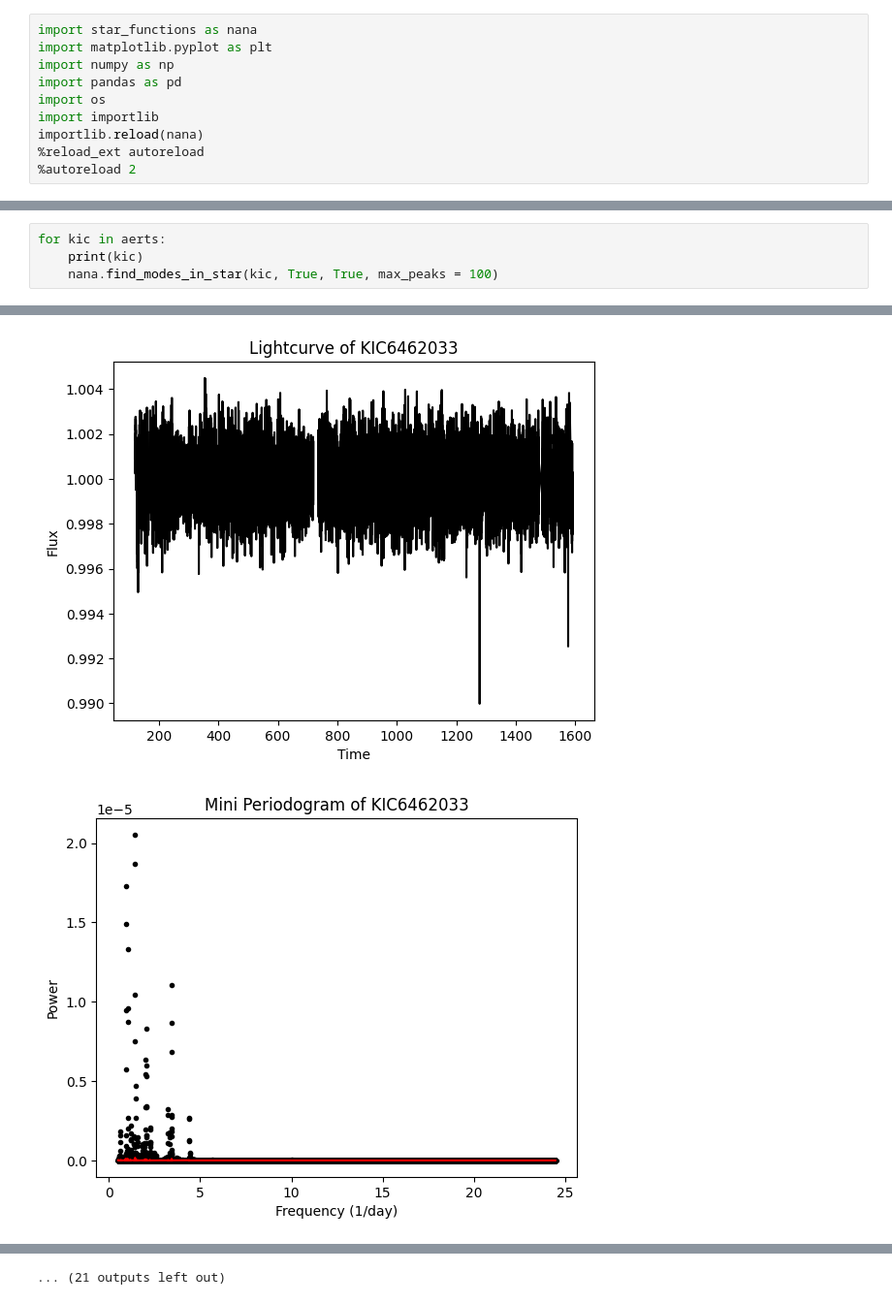
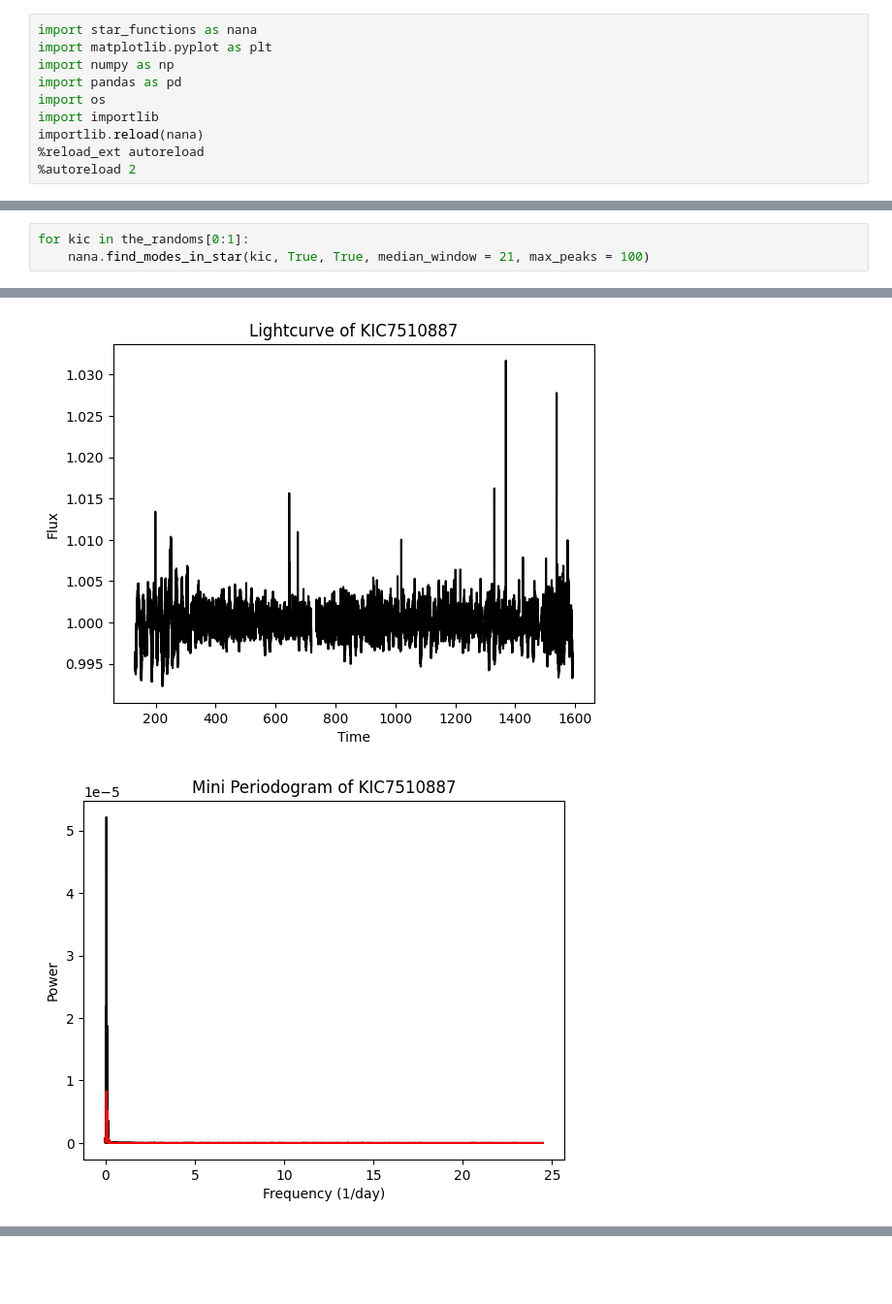
Before and after one commit to nanamiller/hogg_project, a Jupyter notebook: oscillator_catalog/sigmaphi_plotting.ipynb, the cells around one changed output, grey strips where cells are left out. Shown: that part at 97% size. Saved outputs shown, nothing was run; the diff lists cells and outputs as text; blank space fills up the shorter version.

```diff
--- a/oscillator_catalog/sigmaphi_plotting.ipynb
+++ b/oscillator_catalog/sigmaphi_plotting.ipynb
@@ -26,5 +16,4 @@ test = [9845898]
 # %%
-for kic in aerts:
-    print(kic)
-    nana.find_modes_in_star(kic, True, True, max_peaks = 100)
+for kic in the_randoms[0:1]:
+    nana.find_modes_in_star(kic, True, True, median_window = 21, max_peaks = 100)
 # %% [output]
@@ -33,2 +21,2 @@ nana.get_kepler_data() took 2.435870885848999 seconds
-[figure, old version]
+[figure, new version]
-[figure, old version]
+[figure, new version]
@@ -62,2 +30 @@ nana.get_kepler_data() took 1.3491339683532715 seconds
-... (21 outputs left out)
 # %%
```
Also changed, not shown: parts of 3 cells of this notebook, 2 other files.
